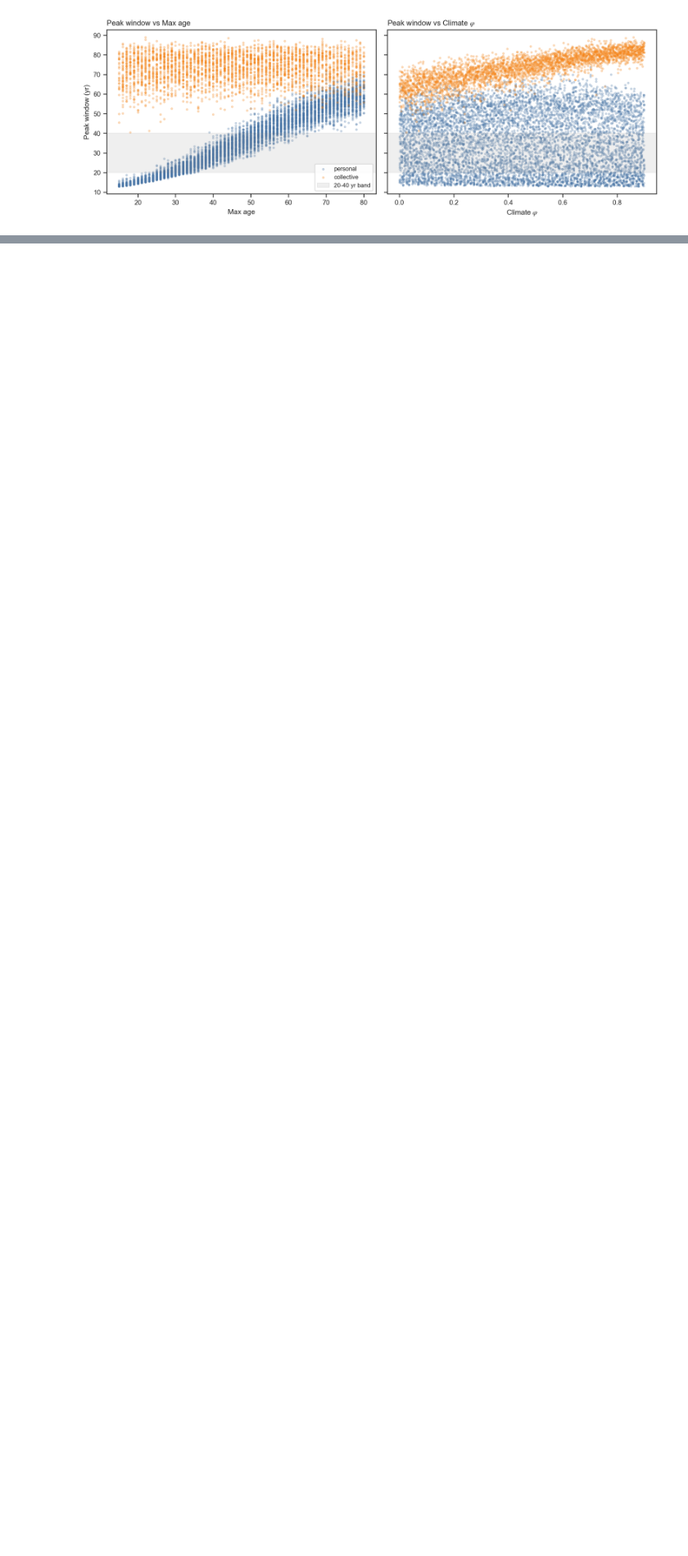
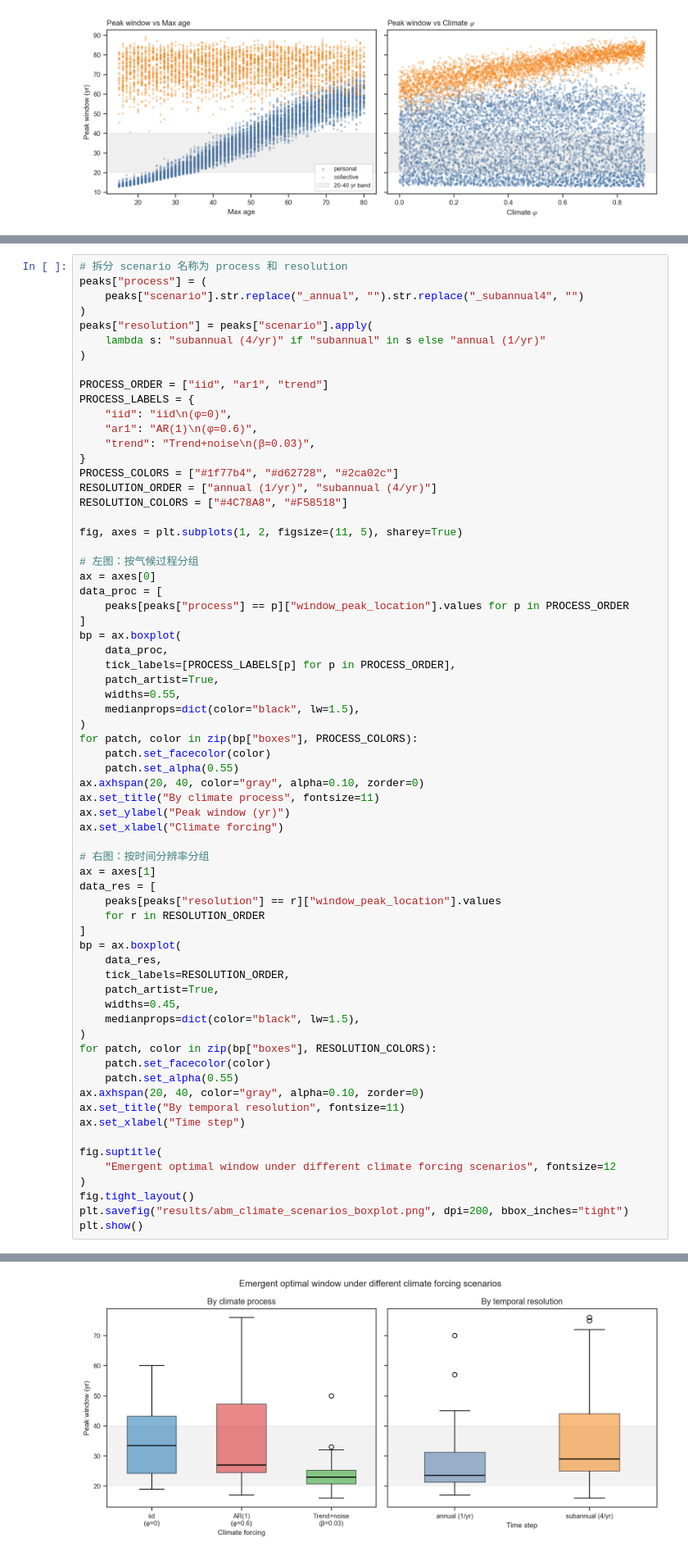
Before and after one commit to SongshGeo/shifting_baseline, a Jupyter notebook: reports/abm.ipynb, the cells around one changed output, grey strips where cells are left out. Shown at 82% size. Saved outputs shown, nothing was run; the diff lists cells and outputs as text; blank space fills up the shorter version.

```diff
--- a/reports/abm.ipynb
+++ b/reports/abm.ipynb
@@ -278,0 +349,68 @@ plt.show();
+# %%
+# 拆分 scenario 名称为 process 和 resolution
+peaks["process"] = (
+    peaks["scenario"].str.replace("_annual", "").str.replace("_subannual4", "")
+)
+peaks["resolution"] = peaks["scenario"].apply(
+    lambda s: "subannual (4/yr)" if "subannual" in s else "annual (1/yr)"
+)
+
+PROCESS_ORDER = ["iid", "ar1", "trend"]
+PROCESS_LABELS = {
+    "iid": "iid\n(φ=0)",
+    "ar1": "AR(1)\n(φ=0.6)",
+    "trend": "Trend+noise\n(β=0.03)",
+}
+PROCESS_COLORS = ["#1f77b4", "#d62728", "#2ca02c"]
+RESOLUTION_ORDER = ["annual (1/yr)", "subannual (4/yr)"]
+RESOLUTION_COLORS = ["#4C78A8", "#F58518"]
+
+fig, axes = plt.subplots(1, 2, figsize=(11, 5), sharey=True)
+
+# 左图：按气候过程分组
+ax = axes[0]
+data_proc = [
+    peaks[peaks["process"] == p]["window_peak_location"].values for p in PROCESS_ORDER
+]
+bp = ax.boxplot(
+    data_proc,
+    tick_labels=[PROCESS_LABELS[p] for p in PROCESS_ORDER],
+    patch_artist=True,
+    widths=0.55,
+    medianprops=dict(color="black", lw=1.5),
+)
+for patch, color in zip(bp["boxes"], PROCESS_COLORS):
+    patch.set_facecolor(color)
+    patch.set_alpha(0.55)
+ax.axhspan(20, 40, color="gray", alpha=0.10, zorder=0)
+ax.set_title("By climate process", fontsize=11)
+ax.set_ylabel("Peak window (yr)")
+ax.set_xlabel("Climate forcing")
+
+# 右图：按时间分辨率分组
+ax = axes[1]
+data_res = [
+    peaks[peaks["resolution"] == r]["window_peak_location"].values
+    for r in RESOLUTION_ORDER
+]
+bp = ax.boxplot(
+    data_res,
+    tick_labels=RESOLUTION_ORDER,
+    patch_artist=True,
+    widths=0.45,
+    medianprops=dict(color="black", lw=1.5),
+)
+for patch, color in zip(bp["boxes"], RESOLUTION_COLORS):
+    patch.set_facecolor(color)
+    patch.set_alpha(0.55)
+ax.axhspan(20, 40, color="gray", alpha=0.10, zorder=0)
+ax.set_title("By temporal resolution", fontsize=11)
+ax.set_xlabel("Time step")
+
+fig.suptitle(
+    "Emergent optimal window under different climate forcing scenarios", fontsize=12
+)
+fig.tight_layout()
+plt.savefig("results/abm_climate_scenarios_boxplot.png", dpi=200, bbox_inches="tight")
+plt.show()
+# %% [output]
@@ -278,0 +425 @@ plt.show();
+[figure, added]
```
Also changed, not shown: parts of 11 cells of this notebook, 1 other file.
